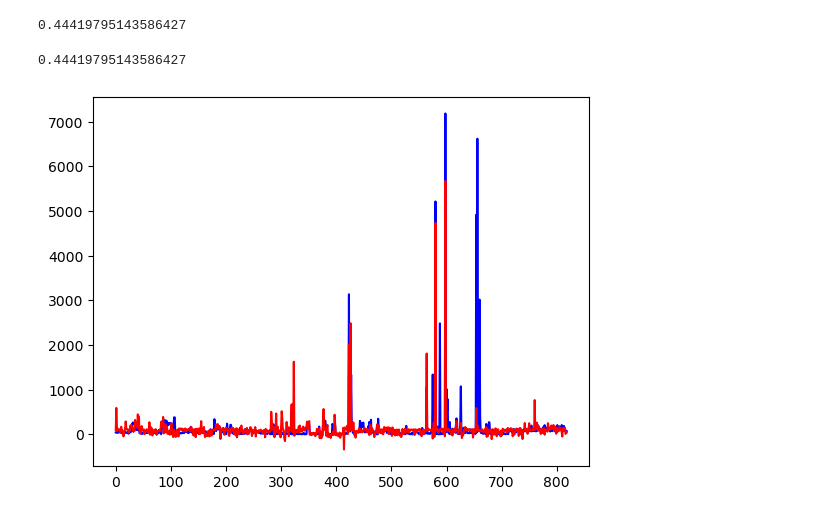
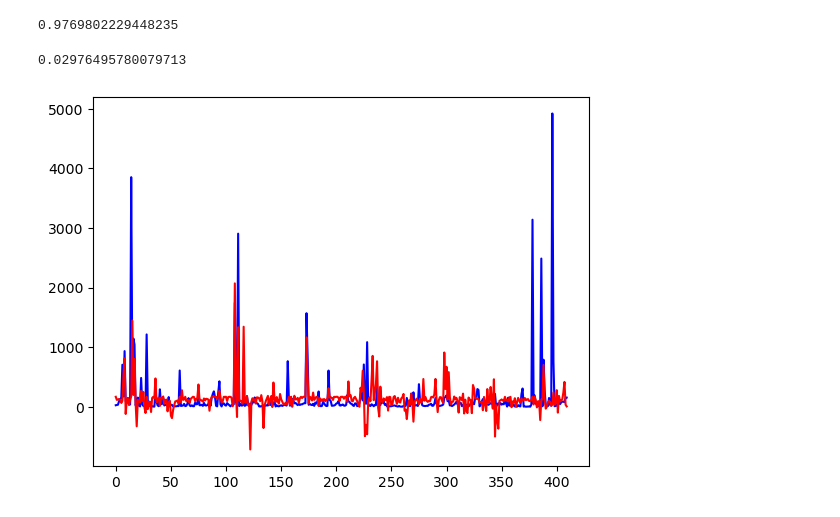
Before and after one commit to Pluto-Nemo/GTCNNWR_Learning, a Jupyter notebook: SVM/SVR.ipynb, the cells around one changed output. Saved outputs shown, nothing was run; the diff lists cells and outputs as text; code cells hidden in the pictures.

```diff
--- a/SVM/SVR.ipynb
+++ b/SVM/SVR.ipynb
@@ -26,24 +298,35 @@ y_real = np.array(test['富营养化指数'])
+# %%
+#初始化SVR
+svr = SVR(
+    kernel ='rbf',
+    gamma = 0.808250364,
+    tol = 0.001,
+    C = 49915.2091,
+    epsilon = 73.4331187
+)
+svr.fit(x_train,y_train)
+y_pred = svr.predict(x_train)
+print(r2_score(y_train,y_pred))
+# %% [output]
+0.9769802229448235
 # %%
 #初始化SVR
 svr = SVR(
     kernel ='rbf',
-    gamma =0.1,
+    gamma = 0.808250364,
     tol = 0.001,
-    C = 80000,
-    epsilon = 100
+    C = 49915.2091,
+    epsilon = 73.4331187
 )
 svr.fit(x_train,y_train)
 y_pred = svr.predict(x_test)
-print(r2_score(y_real,y_pred))
+print(r2_score(y_test,y_pred))
 # %% [output]
-0.44419795143586427
+0.02976495780079713
-# %%
-print(r2_score(y_real,y_pred))
-# %% [output]
-0.44419795143586427
 # %%
-plt.plot(list(range(0,y_real.size)), y_real, color = 'blue')
-plt.plot(list(range(0,y_pred.size)), y_pred, color = 'red')
+#plt.plot(list(range(0,y_train.size)), y_train[0:], color = 'blue')
+plt.plot(list(range(0,y_test.size)), y_test[0:], color = 'blue')
+plt.plot(list(range(0,y_pred.size)), y_pred[0:], color = 'red')
 plt.show()
 # %% [output]
-[figure, old version]
+[figure, new version]
```
Also changed, not shown: parts of 4 cells of this notebook.
